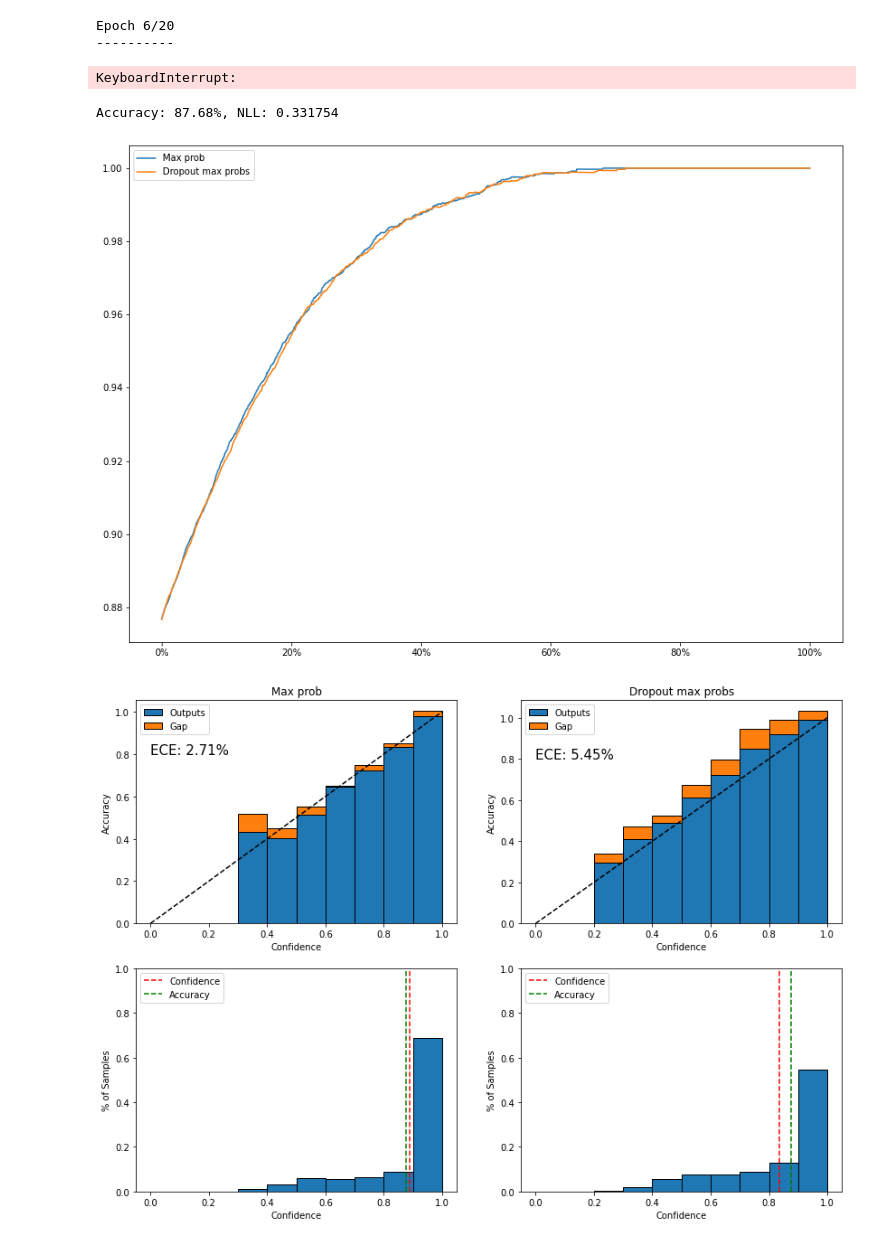
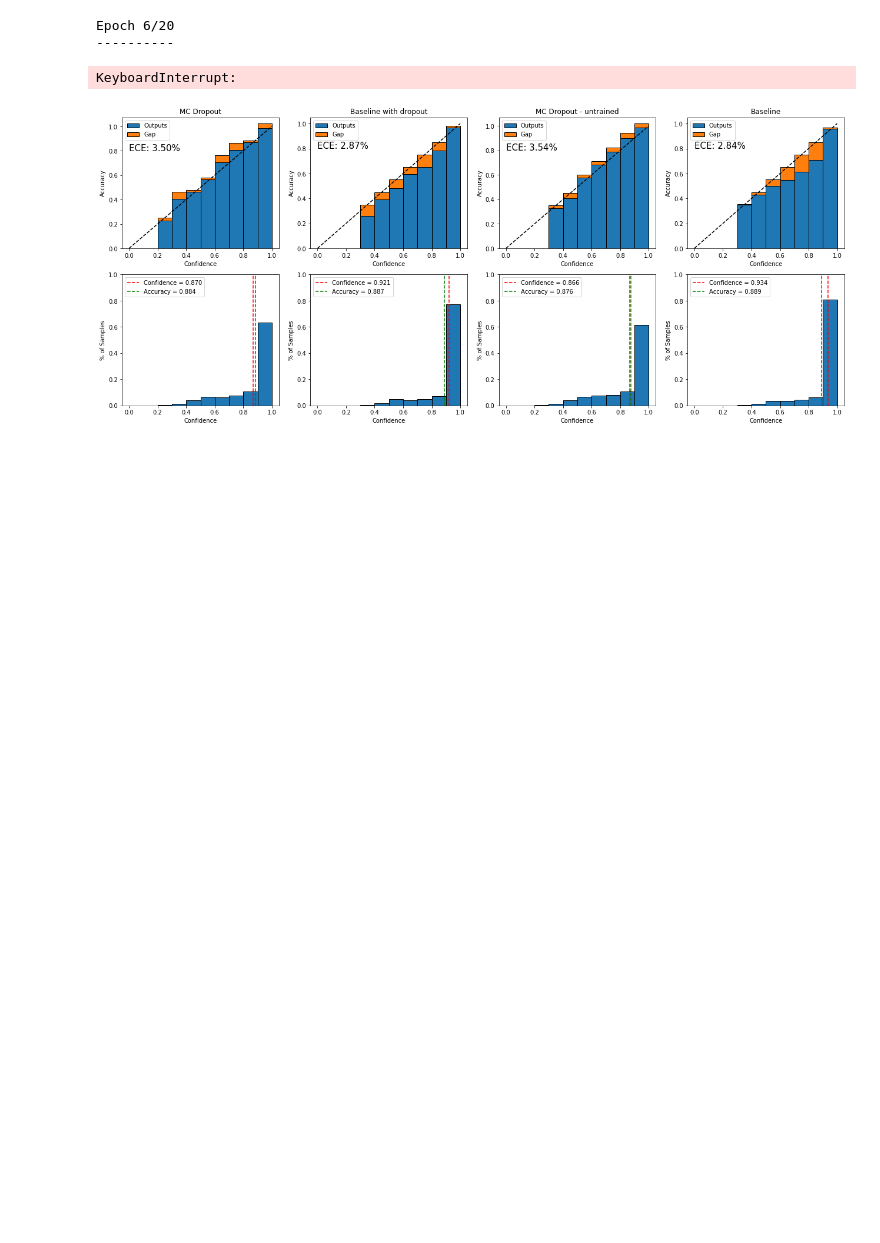
Before and after one commit to vlasakjiri/uncertainty-estimations, a Jupyter notebook: classification-fmnist.ipynb, the cells around one changed output. Saved outputs shown, nothing was run; the diff lists cells and outputs as text; code cells hidden in the pictures; blank space fills up the shorter version.

```diff
--- a/classification-fmnist.ipynb
+++ b/classification-fmnist.ipynb
@@ -54,10 +117,10 @@ data_loaders = {"train": data_loader_train, "val": data_loader_test}
 # %%
-model = models.mnist.LeNet5_dropout(p_dropout=0).to(device)
-print(model)
-optimizer = torch.optim.Adam(model.parameters())
-criterion = nn.CrossEntropyLoss()
-train_progress = utils.model.train_model(
-    model, 20, optimizer, criterion, data_loaders, device)
+# model = models.mnist.LeNet5_dropout(p_dropout=0).to(device)
+# print(model)
+# optimizer = torch.optim.Adam(model.parameters())
+# criterion = nn.CrossEntropyLoss()
+# train_progress = utils.model.train_model(
+#     model, 20, optimizer, criterion, data_loaders, device)
 # %% [output]
 LeNet5_dropout(
   (feature_extractor): Sequential(
@@ -89,34 +152,33 @@ Epoch 6/20
 KeyboardInterrupt:
 # %%
 utils.mc_dropout.set_dropout_p(model, model, .15)
-progress = utils.model.run_validation(
-    model, data_loaders["val"], utils.metrics.Progress(), device, use_mc_dropout=True)
+progress_model= utils.model.run_validation(
+    model, data_loaders["val"], utils.metrics.Progress(), device, mc_dropout_iters=5)
+
+progress_model_dropout = utils.model.run_validation(
+    model_dropout, data_loaders["val"], utils.metrics.Progress(), device, mc_dropout_iters=5)
 # %%
-nll = criterion(torch.tensor(progress.logits), torch.tensor(
-    progress.labels, dtype=torch.long)).item()
-print(
-    f"Accuracy: {(progress.predictions==progress.labels).sum()*100/len(progress.labels):.2f}%, "
-    f"NLL: {nll:4f}"
-)
+# nll = criterion(torch.tensor(progress.logits), torch.tensor(
+#     progress.labels, dtype=torch.long)).item()
+# print(
+#     f"Accuracy: {(progress.predictions==progress.labels).sum()*100/len(progress.labels):.2f}%, "
+#     f"NLL: {nll:4f}"
+# )
 
 # mc_logits = progress.dropout_logits.mean(axis=0)
-dropout_max_probs = progress.dropout_outputs.max(axis=-1)
-
-utils.visualisations.samples_removed_vs_acc([
-    ("Max prob", np.argsort(progress.max_probs)),
-    ("Dropout max probs", np.argsort(dropout_max_probs))],
-    progress.labels,
-    progress.predictions,
-    progress.dropout_predictions)
+dropout_max_probs = progress_model_dropout.dropout_outputs.max(axis=-1)
+dropout_max_probs_untrained = progress_model.dropout_outputs.max(axis=-1)
 
 
-counts = utils.visualisations.calibration_graph([
-    ("Max prob", progress.max_probs, np.argsort(progress.max_probs)),
-    ("Dropout max probs", dropout_max_probs, np.argsort(dropout_max_probs))],
-    progress.labels,
-    progress.predictions,
-    progress.dropout_predictions)
+
+
+utils.visualisations.calibration_graph([
+        ("MC Dropout", dropout_max_probs, np.argsort(dropout_max_probs), progress_model_dropout.dropout_predictions),
+        ("Baseline with dropout", progress_model_dropout.max_probs, np.argsort(progress_model_dropout.max_probs), progress_model_dropout.predictions),
+        ("MC Dropout - untrained", dropout_max_probs_untrained, np.argsort(dropout_max_probs_untrained), progress_model.dropout_predictions),
+        ("Baseline", progress_model.max_probs, np.argsort(progress_model.max_probs), progress_model.predictions),
+    ],
+    progress_model_dropout.labels,
+    )
 # %% [output]
-Accuracy: 87.68%, NLL: 0.331754
-[figure, old version]
+[figure, new version]
-[figure, removed]
```
Also changed, not shown: parts of 13 cells of this notebook, 3 other files.
